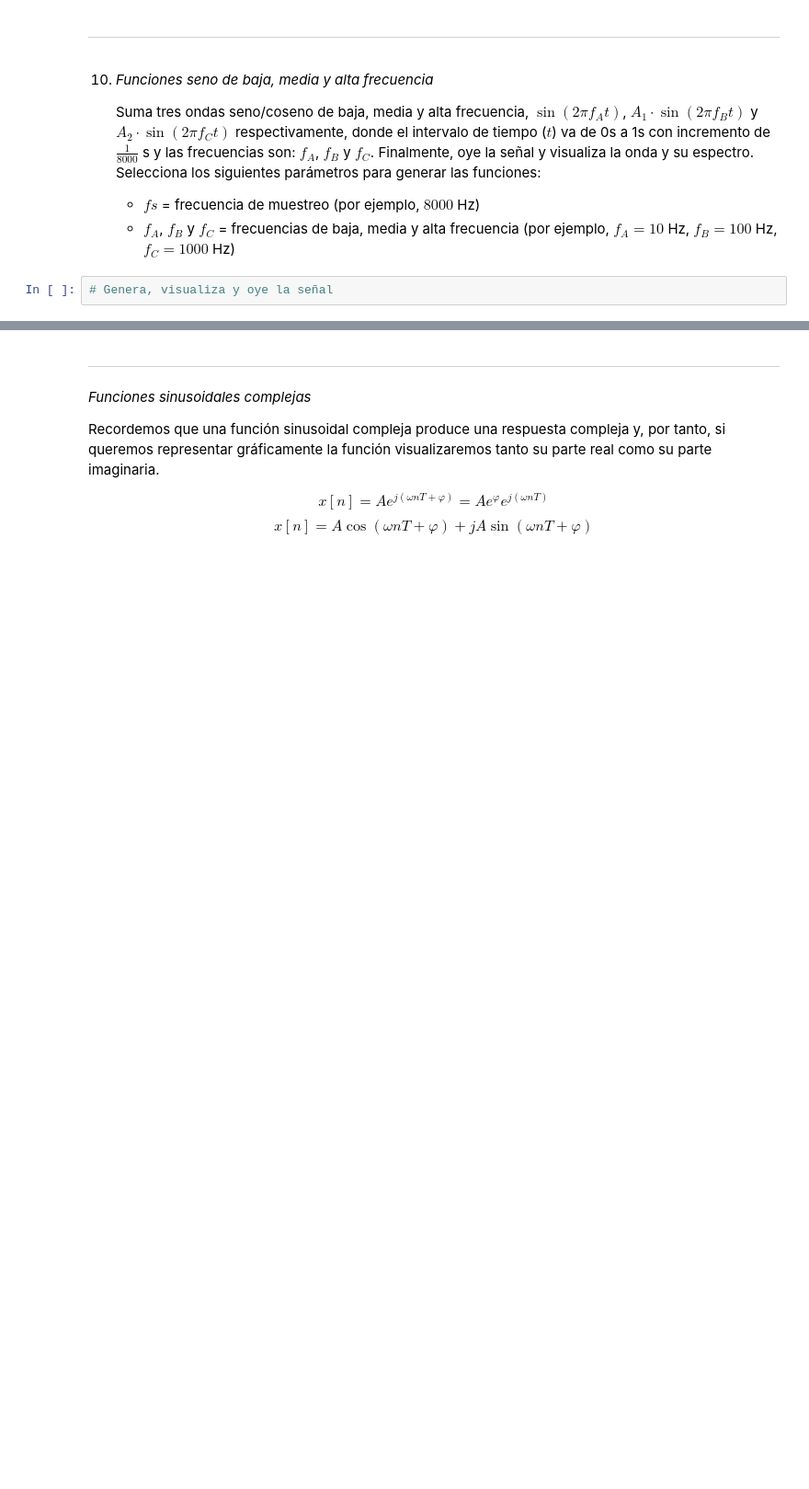
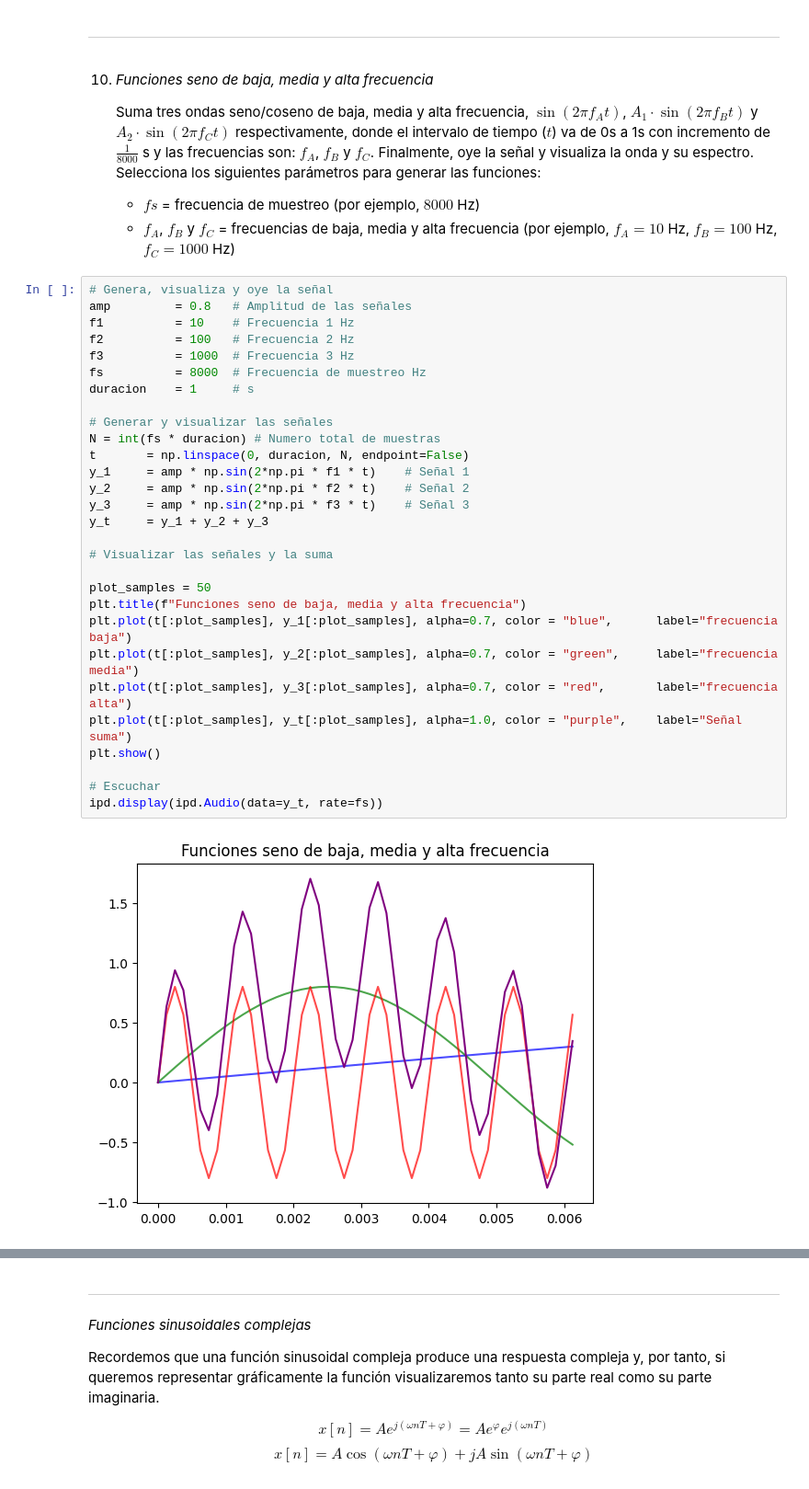
Before and after one commit to alanglk/KISA, a Jupyter notebook: src/PIS/labs/0.ejerciciosIntroduccion.ipynb, the cells around one changed output, grey strips where cells are left out. Shown at 92% size. Drawn from its saved outputs; the diff is of its cells as text; blank space fills up the shorter version.

```diff
--- a/src/PIS/labs/0.ejerciciosIntroduccion.ipynb
+++ b/src/PIS/labs/0.ejerciciosIntroduccion.ipynb
@@ -395,3 +442,32 @@ plt.show()
     * $f_A$, $f_B$ y $f_C$ = frecuencias de baja, media y alta frecuencia (por ejemplo, $f_A = 10$ Hz, $f_B = 100$ Hz, $f_C = 1000$ Hz)
 # %%
 # Genera, visualiza y oye la señal
+amp         = 0.8   # Amplitud de las señales
+f1          = 10    # Frecuencia 1 Hz
+f2          = 100   # Frecuencia 2 Hz
+f3          = 1000  # Frecuencia 3 Hz
+fs          = 8000  # Frecuencia de muestreo Hz
+duracion    = 1     # s
+
+# Generar y visualizar las señales
+N = int(fs * duracion) # Numero total de muestras
+t       = np.linspace(0, duracion, N, endpoint=False)
+y_1     = amp * np.sin(2*np.pi * f1 * t)    # Señal 1
+y_2     = amp * np.sin(2*np.pi * f2 * t)    # Señal 2
+y_3     = amp * np.sin(2*np.pi * f3 * t)    # Señal 3
+y_t     = y_1 + y_2 + y_3
+
+# Visualizar las señales y la suma
+
+plot_samples = 50
+plt.title(f"Funciones seno de baja, media y alta frecuencia")
+plt.plot(t[:plot_samples], y_1[:plot_samples], alpha=0.7, color = "blue",      label="frecuencia baja")
+plt.plot(t[:plot_samples], y_2[:plot_samples], alpha=0.7, color = "green",     label="frecuencia media")
+plt.plot(t[:plot_samples], y_3[:plot_samples], alpha=0.7, color = "red",       label="frecuencia alta")
+plt.plot(t[:plot_samples], y_t[:plot_samples], alpha=1.0, color = "purple",    label="Señal suma")
+plt.show()
+
+# Escuchar
+ipd.display(ipd.Audio(data=y_t, rate=fs))
+# %% [output]
+[figure, added]
```
Also changed, not shown: parts of 5 cells of this notebook, 2 other files.
